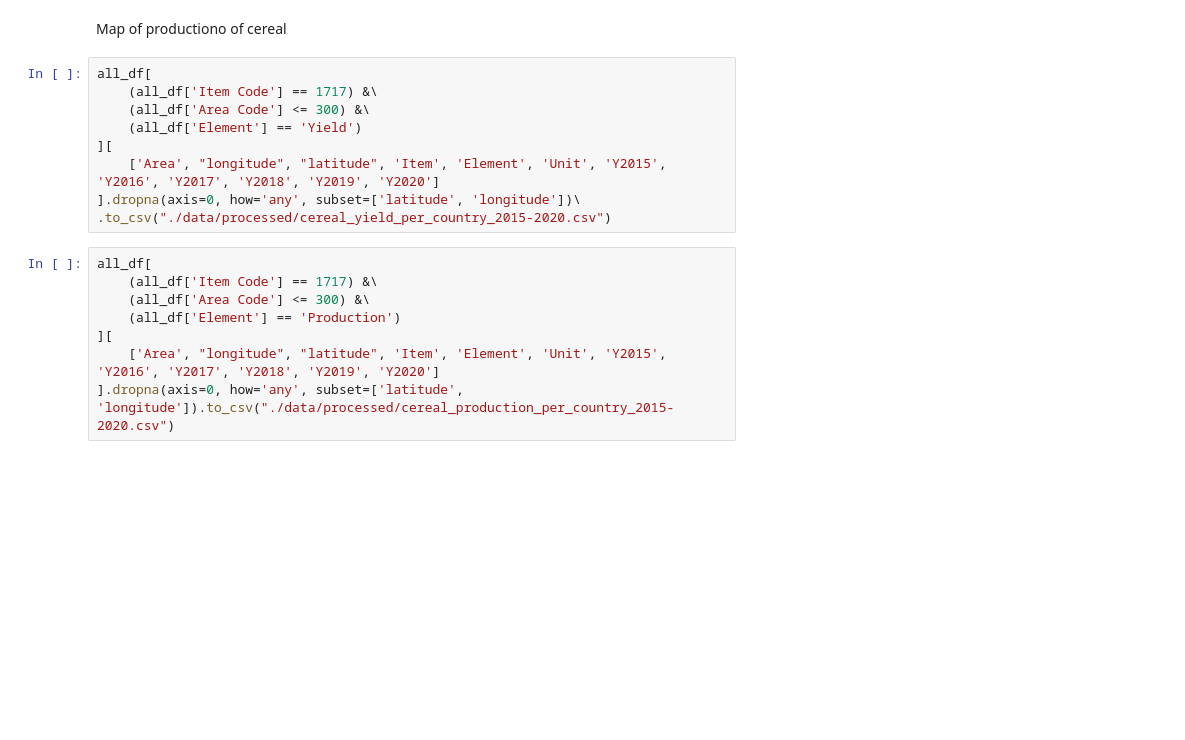
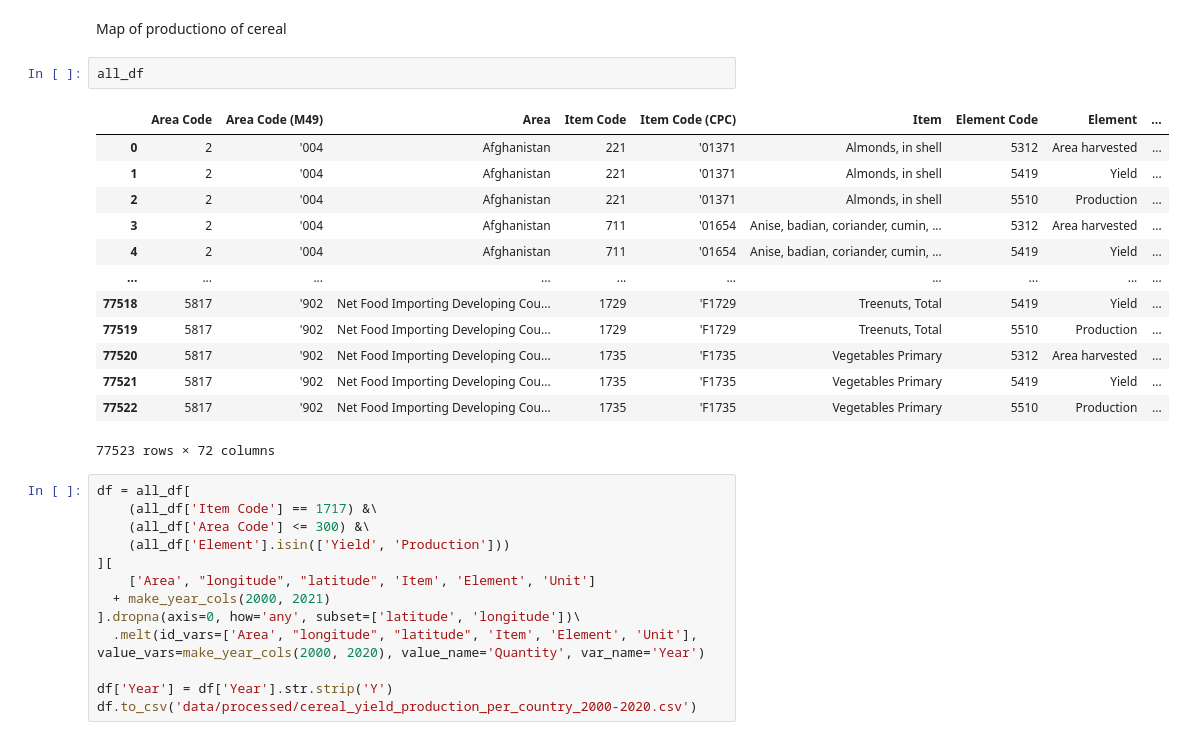
Before and after one commit to LongDangHoang/fit3179, a Jupyter notebook: wrangle.ipynb, the cells around one changed output. Drawn from its saved outputs; the diff is of its cells as text; blank space fills up the shorter version.

Commit message:
update data

```diff
--- a/wrangle.ipynb
+++ b/wrangle.ipynb
@@ -49,20 +49,32 @@ Net Food Importing Developing Countries
 # wrangle file
 # %% [markdown]
 Map of productiono of cereal
+# %%
+all_df
+# %% [output]
+|  | Area Code | Area Code (M49) | Area | Item Code | Item Code (CPC) | Item | Element Code | Element | ... |
+| 0 | 2 | '004 | Afghanistan | 221 | '01371 | Almonds, in shell | 5312 | Area harvested | ... |
+| 1 | 2 | '004 | Afghanistan | 221 | '01371 | Almonds, in shell | 5419 | Yield | ... |
+| 2 | 2 | '004 | Afghanistan | 221 | '01371 | Almonds, in shell | 5510 | Production | ... |
+| 3 | 2 | '004 | Afghanistan | 711 | '01654 | Anise, badian, coriander, cumin, ... | 5312 | Area harvested | ... |
+| 4 | 2 | '004 | Afghanistan | 711 | '01654 | Anise, badian, coriander, cumin, ... | 5419 | Yield | ... |
+| ... | ... | ... | ... | ... | ... | ... | ... | ... | ... |
+| 77518 | 5817 | '902 | Net Food Importing Developing Cou... | 1729 | 'F1729 | Treenuts, Total | 5419 | Yield | ... |
+| 77519 | 5817 | '902 | Net Food Importing Developing Cou... | 1729 | 'F1729 | Treenuts, Total | 5510 | Production | ... |
+| 77520 | 5817 | '902 | Net Food Importing Developing Cou... | 1735 | 'F1735 | Vegetables Primary | 5312 | Area harvested | ... |
+| 77521 | 5817 | '902 | Net Food Importing Developing Cou... | 1735 | 'F1735 | Vegetables Primary | 5419 | Yield | ... |
+| 77522 | 5817 | '902 | Net Food Importing Developing Cou... | 1735 | 'F1735 | Vegetables Primary | 5510 | Production | ... |
+77523 rows × 72 columns
 # %%
-all_df[
+df = all_df[
     (all_df['Item Code'] == 1717) &\
     (all_df['Area Code'] <= 300) &\
-    (all_df['Element'] == 'Yield')
+    (all_df['Element'].isin(['Yield', 'Production']))
 ][
-    ['Area', "longitude", "latitude", 'Item', 'Element', 'Unit', 'Y2015', 'Y2016', 'Y2017', 'Y2018', 'Y2019', 'Y2020']
+    ['Area', "longitude", "latitude", 'Item', 'Element', 'Unit']
+  + make_year_cols(2000, 2021)
 ].dropna(axis=0, how='any', subset=['latitude', 'longitude'])\
-.to_csv("./data/processed/cereal_yield_per_country_2015-2020.csv")
+  .melt(id_vars=['Area', "longitude", "latitude", 'Item', 'Element', 'Unit'], value_vars=make_year_cols(2000, 2020), value_name='Quantity', var_name='Year')
+
+df['Year'] = df['Year'].str.strip('Y')
+df.to_csv('data/processed/cereal_yield_production_per_country_2000-2020.csv')
-# %%
-all_df[
-    (all_df['Item Code'] == 1717) &\
-    (all_df['Area Code'] <= 300) &\
-    (all_df['Element'] == 'Production')
-][
-    ['Area', "longitude", "latitude", 'Item', 'Element', 'Unit', 'Y2015', 'Y2016', 'Y2017', 'Y2018', 'Y2019', 'Y2020']
-].dropna(axis=0, how='any', subset=['latitude', 'longitude']).to_csv("./data/processed/cereal_production_per_country_2015-2020.csv")
```
Also changed, not shown: 1 other file.
